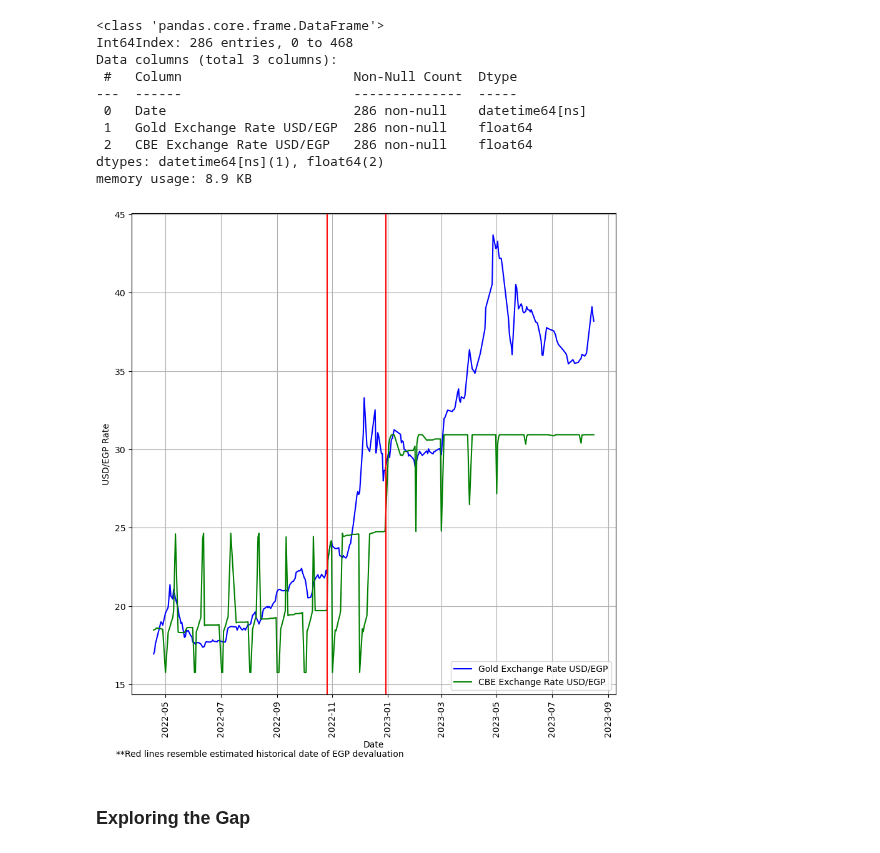
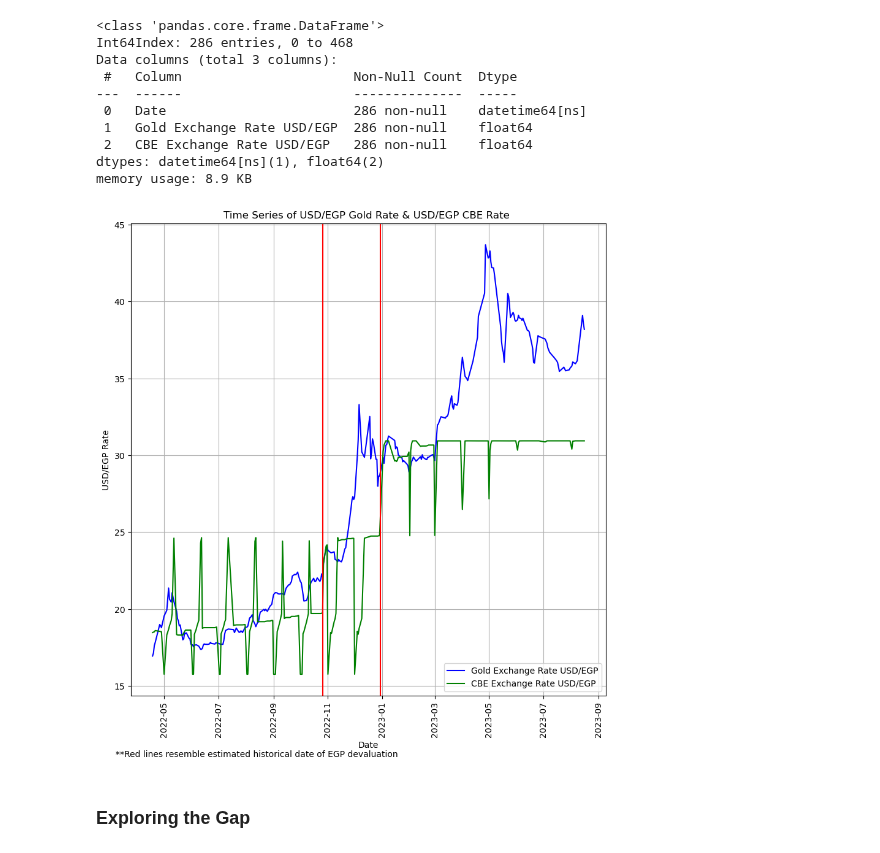
Before and after one commit to hkafrawi/Gold-USD-EGP-Analysis, a Jupyter notebook: understanding-usd-price-through-gold.ipynb, the cells around one changed output. Cells and saved outputs as stored; diff of their text form; code cells hidden in the pictures.

Commit message:
Kaggle Notebook | Understanding USD price through Gold | Version 7

```diff
--- a/understanding-usd-price-through-gold.ipynb
+++ b/understanding-usd-price-through-gold.ipynb
@@ -536,20 +536,21 @@ dtypes: datetime64[ns](1), float64(2)
 memory usage: 8.9 KB
 # %%
 plt.figure(figsize=(10,10))
+plt.title('Time Series of USD/EGP Gold Rate & USD/EGP CBE Rate ')
 plt.plot_date(x=fx_comp_v2[['Date']],y=fx_comp_v2[['Gold Exchange Rate USD/EGP']],fmt='b-', label='Gold Exchange Rate USD/EGP')
 plt.plot_date(x=fx_comp_v2[['Date']],y=fx_comp_v2[['CBE Exchange Rate USD/EGP']],fmt='g-',label='CBE Exchange Rate USD/EGP')
 #plt.axvline(x=pd.to_datetime('2022-3-25'),color='red')
 plt.axvline(x=pd.to_datetime('2022-10-26'),color='red')
 plt.axvline(x=pd.to_datetime('2022-12-30'),color='red')
 plt.xlabel('Date')
 plt.ylabel('USD/EGP Rate')
 plt.legend(loc='lower right')
 plt.grid()
 plt.xticks(rotation='vertical')
 plt.figtext(0.1,0.01,'**Red lines resemble estimated historical date of EGP devaluation')
 plt.show()
 # %% [output]
-[figure, old version]
+[figure, new version]
 # %% [markdown]
 ### Exploring the Gap
 # %%
```
Also changed, not shown: parts of 2 cells of this notebook.
